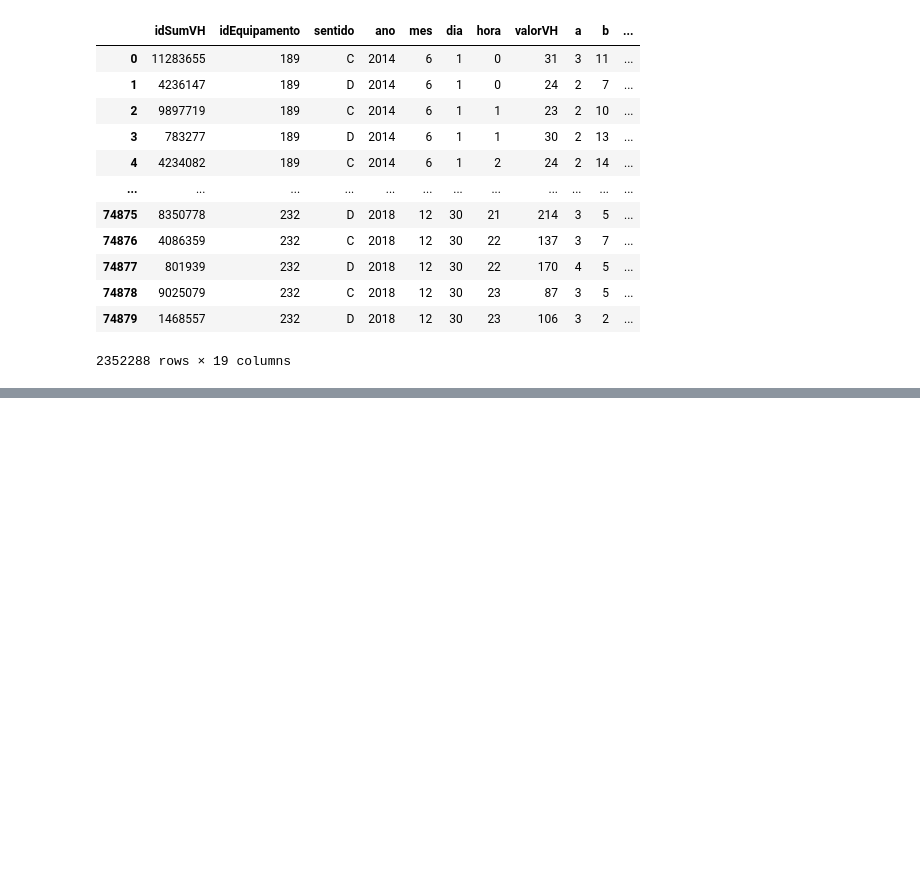
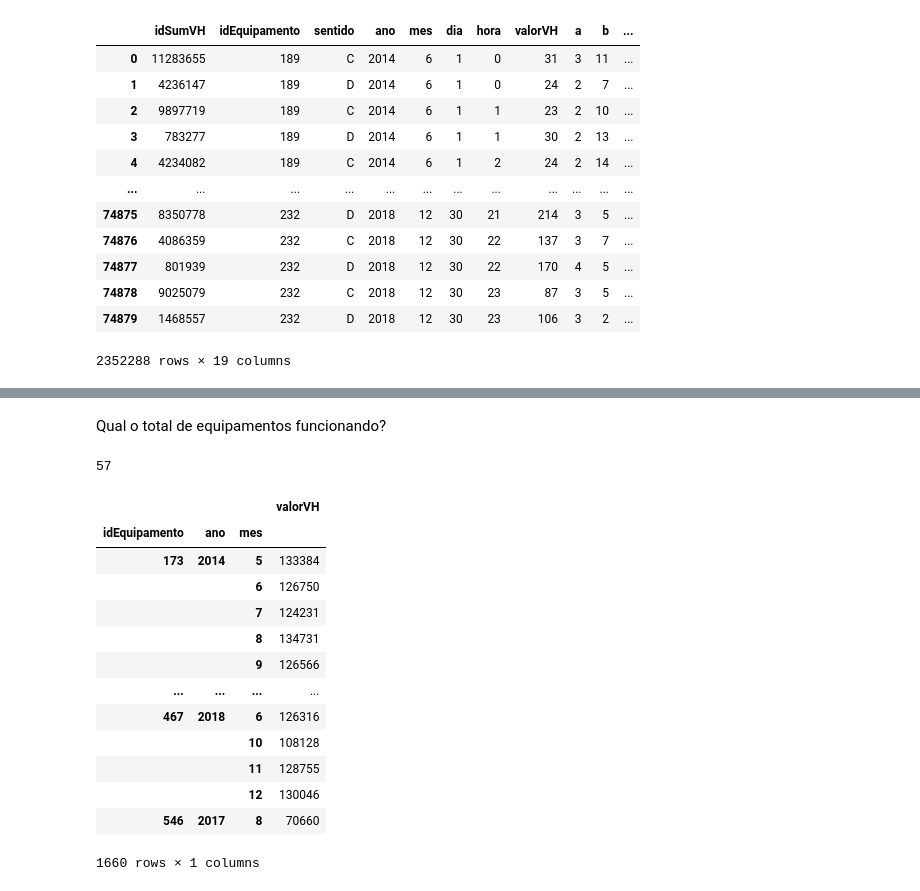
Before and after one commit to pauloneves/dnit_contagem, a Jupyter notebook: eda.ipynb, the cells around one changed output, grey strips where cells are left out. Cells and saved outputs as stored; diff of their text form; code cells hidden in the pictures; blank space fills up the shorter version.

```diff
--- a/eda.ipynb
+++ b/eda.ipynb
@@ -50,0 +61,24 @@ df_mg
+# %% [markdown]
+Qual o total de equipamentos funcionando?
+# %%
+df_mg.idEquipamento.unique().size
+# %% [output]
+57
+# %%
+df_mensal = df_mg.groupby(['idEquipamento', 'ano', 'mes'])[['valorVH']].sum().rename(columns={'idSumVH': 'n_veiculos'})
+df_mensal
+# %% [output]
+|  |  |  | valorVH |
+| idEquipamento | ano | mes |  |
+| 173 | 2014 | 5 | 133384 |
+|  |  | 6 | 126750 |
+|  |  | 7 | 124231 |
+|  |  | 8 | 134731 |
+|  |  | 9 | 126566 |
+| ... | ... | ... | ... |
+| 467 | 2018 | 6 | 126316 |
+|  |  | 10 | 108128 |
+|  |  | 11 | 128755 |
+|  |  | 12 | 130046 |
+| 546 | 2017 | 8 | 70660 |
+1660 rows × 1 columns
```
Also changed, not shown: parts of 5 cells of this notebook.
